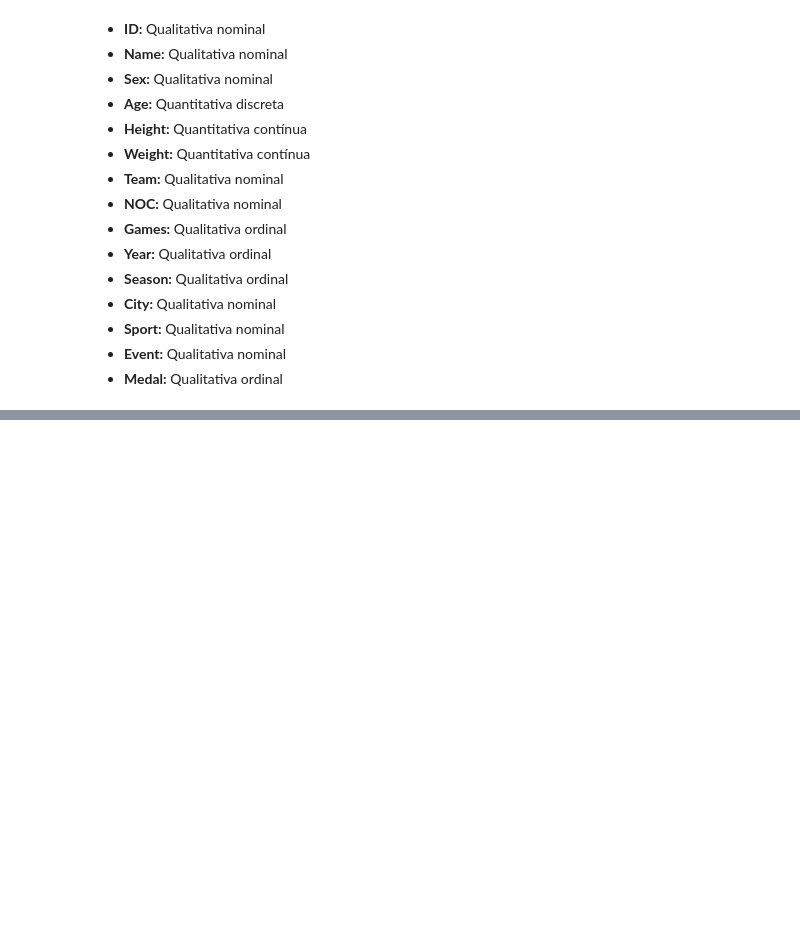
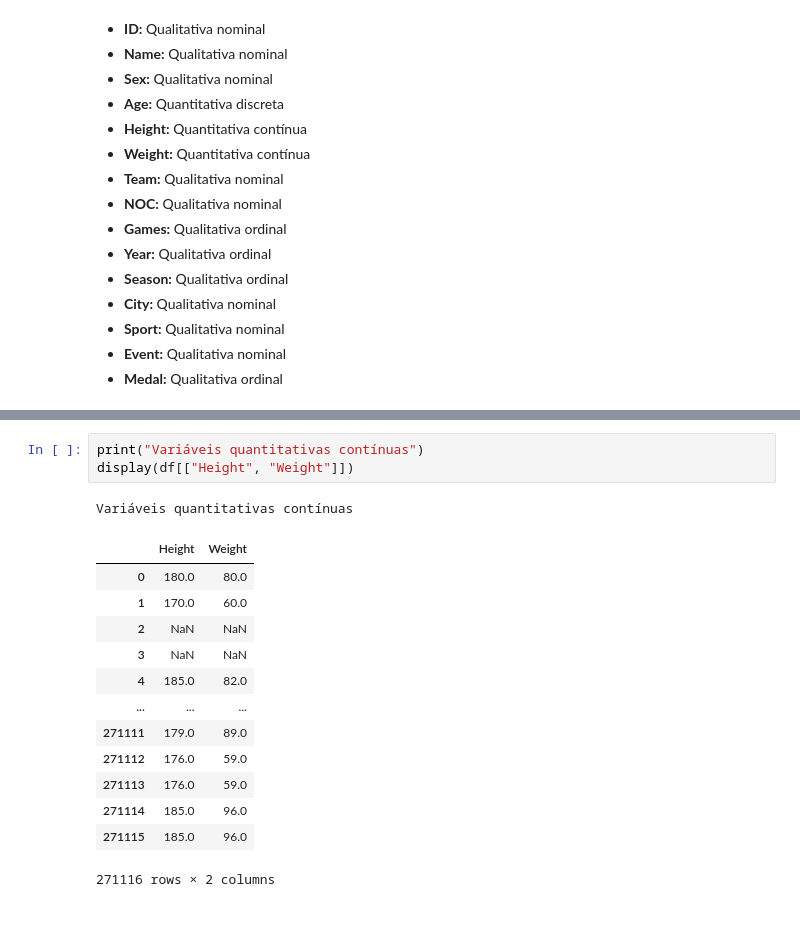
Before and after one commit to lorenaaxbastos/sc-estatistica, a Jupyter notebook: projeto_estatistica.ipynb, the cells around one changed output, grey strips where cells are left out. Saved outputs shown, nothing was run; the diff lists cells and outputs as text; blank space fills up the shorter version.

```diff
--- a/projeto_estatistica.ipynb
+++ b/projeto_estatistica.ipynb
@@ -54,3 +108,21 @@ __1) Em algum dataset, classifique as suas colunas em Quantitativa Discreta, Qua
+# %%
+print("Variáveis quantitativas contínuas")
+display(df[["Height", "Weight"]])
+# %% [output]
+Variáveis quantitativas contínuas
+|  | Height | Weight |
+| 0 | 180.0 | 80.0 |
+| 1 | 170.0 | 60.0 |
+| 2 | NaN | NaN |
+| 3 | NaN | NaN |
+| 4 | 185.0 | 82.0 |
+| ... | ... | ... |
+| 271111 | 179.0 | 89.0 |
+| 271112 | 176.0 | 59.0 |
+| 271113 | 176.0 | 59.0 |
+| 271114 | 185.0 | 96.0 |
+| 271115 | 185.0 | 96.0 |
+271116 rows × 2 columns
 # %% [markdown]
 ###
 # %% [markdown]
```
Also changed, not shown: parts of 11 cells of this notebook.
